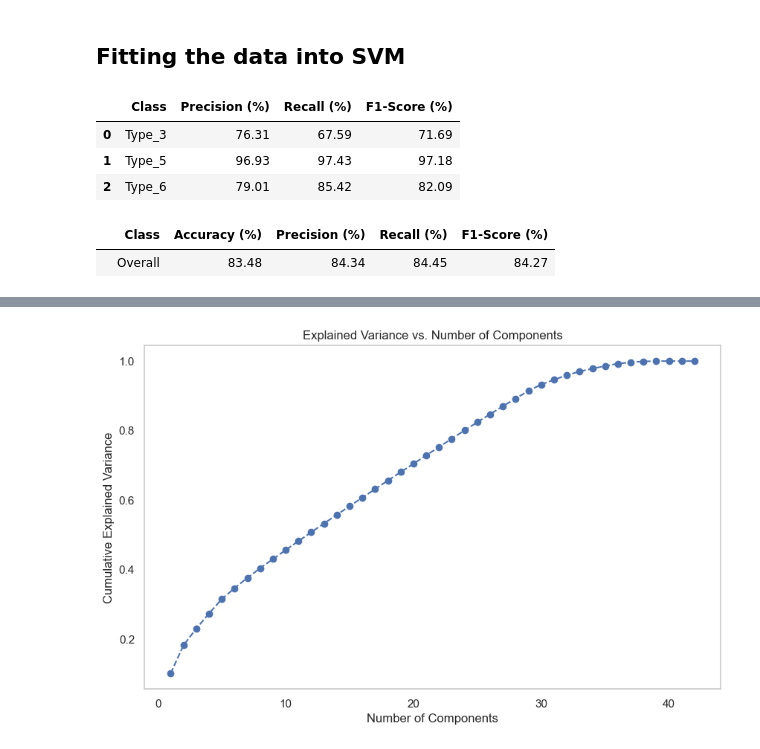
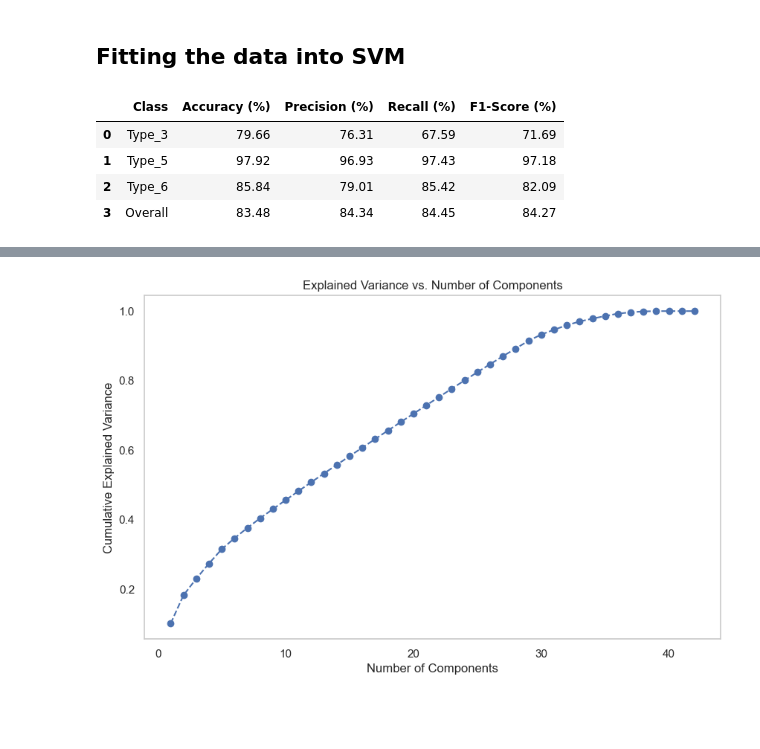
Before and after one commit to jorgemartins1986/APRAU_1050497_1050532, a Jupyter notebook: assignment.ipynb, the cells around one changed output, grey strips where cells are left out. Drawn from its saved outputs; the diff is of its cells as text; code cells hidden in the pictures; blank space fills up the shorter version.

```diff
--- a/assignment.ipynb
+++ b/assignment.ipynb
@@ -1548,41 +1567,46 @@ y_pred_svm = best_svm_classifier.predict(X_test)
 
 # Evaluate the model
 accuracy_svm = balanced_accuracy_score(y_test, y_pred_svm)
+accuracy_per_class_svm = {
+    cls: balanced_accuracy_score(y_test == i, y_pred_svm == i) * 100
+    for i, cls in enumerate(label_encoder.classes_)
+}
 report_svm = classification_report(y_test, y_pred_svm, target_names=label_encoder.classes_, output_dict=True)
 
 # Store the results
 results_svm = {
     'Accuracy (%)': accuracy_svm * 100,
     'Precision (%)': [report_svm[cls]['precision'] * 100 for cls in label_encoder.classes_],
     'Recall (%)': [report_svm[cls]['recall'] * 100 for cls in label_encoder.classes_],
     'F1-Score (%)': [report_svm[cls]['f1-score'] * 100 for cls in label_encoder.classes_]
 }
 
 # Display the results
-results_df = pd.DataFrame({
+results_df_svm = pd.DataFrame({
     'Class': label_encoder.classes_,
+    'Accuracy (%)': [accuracy_per_class_svm[cls] for cls in label_encoder.classes_],
     'Precision (%)': results_svm['Precision (%)'],
     'Recall (%)': results_svm['Recall (%)'],
     'F1-Score (%)': results_svm['F1-Score (%)']
 })
 
 # Add overall metrics to the results
 results_overall_svm = pd.DataFrame(columns=['Class', 'Accuracy (%)', 'Precision (%)', 'Recall (%)', 'F1-Score (%)'])
 results_overall_svm.loc[''] = ['Overall', results_svm['Accuracy (%)'],
                                       report_svm['weighted avg']['precision'] * 100,
                                       report_svm['weighted avg']['recall'] * 100,
                                       report_svm['weighted avg']['f1-score'] * 100]
 
 # Format the results to show percentages with two decimals
-results_df = results_df.round(2)
+results_df_svm = results_df_svm.round(2)
 results_overall_svm = results_overall_svm.round(2)
 
-display(results_df)
-display(results_overall_svm)
+results_df_svm = pd.concat([results_df_svm, results_overall_svm], ignore_index=True)
+
+display(results_df_svm)
 # %% [output]
-|  | Class | Precision (%) | Recall (%) | F1-Score (%) |
-| 0 | Type_3 | 76.31 | 67.59 | 71.69 |
-| 1 | Type_5 | 96.93 | 97.43 | 97.18 |
-| 2 | Type_6 | 79.01 | 85.42 | 82.09 |
+|  | Class | Accuracy (%) | Precision (%) | Recall (%) | F1-Score (%) |
+| 0 | Type_3 | 79.66 | 76.31 | 67.59 | 71.69 |
+| 1 | Type_5 | 97.92 | 96.93 | 97.43 | 97.18 |
+| 2 | Type_6 | 85.84 | 79.01 | 85.42 | 82.09 |
+| 3 | Overall | 83.48 | 84.34 | 84.45 | 84.27 |
-|  | Class | Accuracy (%) | Precision (%) | Recall (%) | F1-Score (%) |
-|  | Overall | 83.48 | 84.34 | 84.45 | 84.27 |
```
Also changed, not shown: parts of 18 cells of this notebook.
